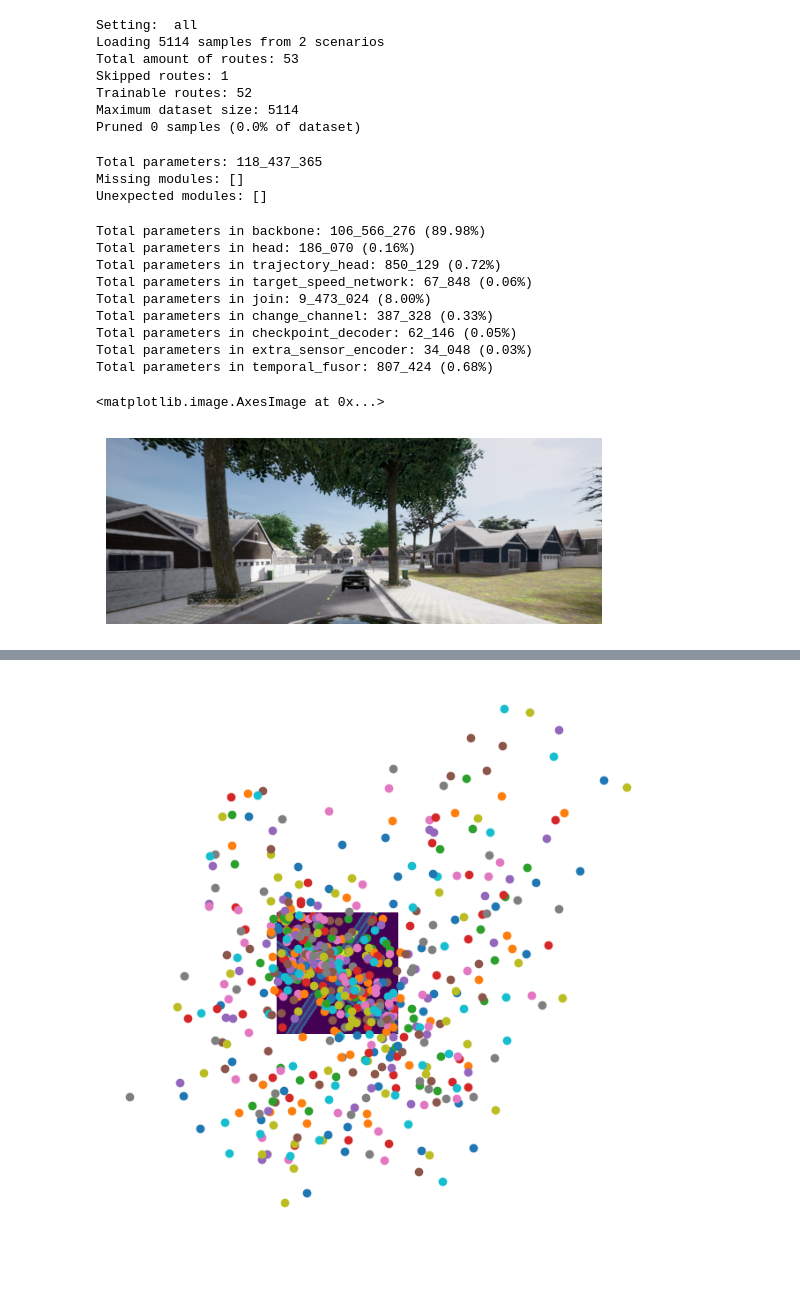
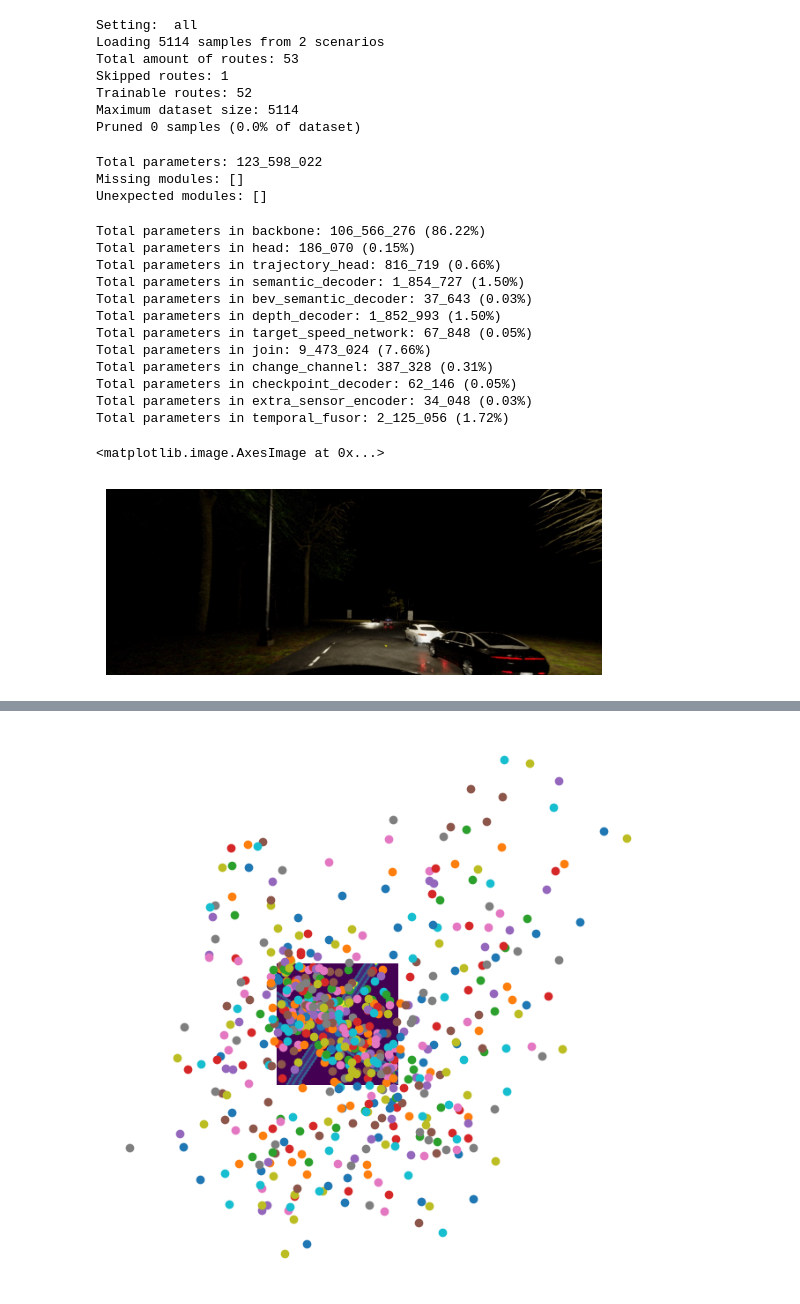
Before and after one commit to andreas122001/AD_specialization_project, a Jupyter notebook: team_code/0_test.ipynb, the cells around one changed output, grey strips where cells are left out. Saved outputs shown, nothing was run; the diff lists cells and outputs as text; code cells hidden in the pictures; blank space fills up the shorter version.

```diff
--- a/team_code/0_test.ipynb
+++ b/team_code/0_test.ipynb
@@ -15,16 +15,16 @@ config.use_color_aug = False
 config.augment_percentage = 1
 config.color_aug_prob = 1
 config.seq_len = 2
-config.seq_step = 1
+config.seq_step = 4
 config.img_seq_len = 1
 config.img_step_size = 1
 config.lidar_seq_len = 1
 config.trajectory_step_size = 2
 config.trajectory_pred_len = 6
 config.use_wp_gru = True
-config.smooth_route = False
+config.smooth_route = True
 config.use_trajectory_prediction = True
-config.use_dataset_pruning = False
+config.use_dataset_pruning = True
 
 config.initialize(
     root_dir=[
@@ -38,6 +38,10 @@ dataset = Data(
     shared_dict=shared_dict,
     estimate_class_distributions=config.estimate_class_distributions,
     estimate_sem_distribution=config.estimate_semantic_distribution,
+    heuristic_pruning=config.use_dataset_pruning,
 )
+
+# Seq1:
+# Seq2:
 # %% [output]
 Setting:  all
@@ -252,16 +256,16 @@ config.augment = False
 config.use_color_aug = False
 config.augment_percentage = 1
 config.color_aug_prob = 1
-config.max_num_trajectories = 20
+config.max_num_trajectories = 10
 config.trajectory_pred_len= 6
 config.trajectory_decoder_layers = 1
-config.trajectory_modes = 16
-config.seq_len = 5
-config.seq_step = 2
+config.trajectory_modes = 6
+config.seq_len = 2
+config.seq_step = 1
 config.img_seq_len = 1
 config.img_step_size = 1
 config.lidar_seq_len = 1
-config.temporal_fusion_layers = 1
+config.temporal_fusion_layers = 4
 config.use_temporal_fusion = True
 config.use_recurrent_training = True
 config.use_dataset_pruning = True
@@ -347,7 +351,7 @@ from model import LidarCenterNet
 features = None
 
 load_file = None
-load_file = "../results/training/demo/focal-s5-l1"
+load_file = "../results/training/v2/static-LB9s1"
 loaded_weights = None
 if load_file:
     with open(os.path.join(load_file, "config.json"), "rt", encoding="utf-8") as f:
@@ -374,34 +378,40 @@ if loaded_weights:
 
 # With motion decoder: 122_244_228 (+1_513_930, +1.25%)
 # %% [output]
-Total parameters: 118_437_365
+Total parameters: 123_598_022
 Missing modules: []
 Unexpected modules: []
 # %%
 # Find total parameter count of each top-level module of the network
+total = 0
 for module_name, module in net.named_children():
     module_params = sum(p.numel() for p in module.parameters() if p.requires_grad)
     if module_params > 0:
+        total += module_params
         print(f"Total parameters in {module_name}: {module_params:_} ({module_params / total_params:.2%})")
+print(f"Total parameters in network: {total:_} ({total / total_params:.2%})")
 # %% [output]
-Total parameters in backbone: 106_566_276 (89.98%)
-Total parameters in head: 186_070 (0.16%)
-Total parameters in trajectory_head: 850_129 (0.72%)
-Total parameters in target_speed_network: 67_848 (0.06%)
-Total parameters in join: 9_473_024 (8.00%)
-Total parameters in change_channel: 387_328 (0.33%)
+Total parameters in backbone: 106_566_276 (86.22%)
+Total parameters in head: 186_070 (0.15%)
+Total parameters in trajectory_head: 816_719 (0.66%)
+Total parameters in semantic_decoder: 1_854_727 (1.50%)
+Total parameters in bev_semantic_decoder: 37_643 (0.03%)
+Total parameters in depth_decoder: 1_852_993 (1.50%)
+Total parameters in target_speed_network: 67_848 (0.05%)
+Total parameters in join: 9_473_024 (7.66%)
+Total parameters in change_channel: 387_328 (0.31%)
 Total parameters in checkpoint_decoder: 62_146 (0.05%)
 Total parameters in extra_sensor_encoder: 34_048 (0.03%)
-Total parameters in temporal_fusor: 807_424 (0.68%)
+Total parameters in temporal_fusor: 2_125_056 (1.72%)
 # %%
-index += 4
+index += 10
 data_point = {k: torch.tensor(v).unsqueeze(0).repeat_interleave(2,0) for k, v in dataset[index].items()}
 sample = data_point["rgb"][0,-1].numpy().transpose(1, 2, 0)
 plt.axis('off')
 plt.imshow(sample)
 # %% [output]
 <matplotlib.image.AxesImage at 0x...>
-[figure, old version]
+[figure, new version]
 # %%
 data_point = {k: torch.tensor(v).unsqueeze(0).repeat_interleave(2,0) for k, v in dataset[index].items()}
 inputs = extract_data(data_point)
```
Also changed, not shown: parts of 13 cells of this notebook, 18 other files.
